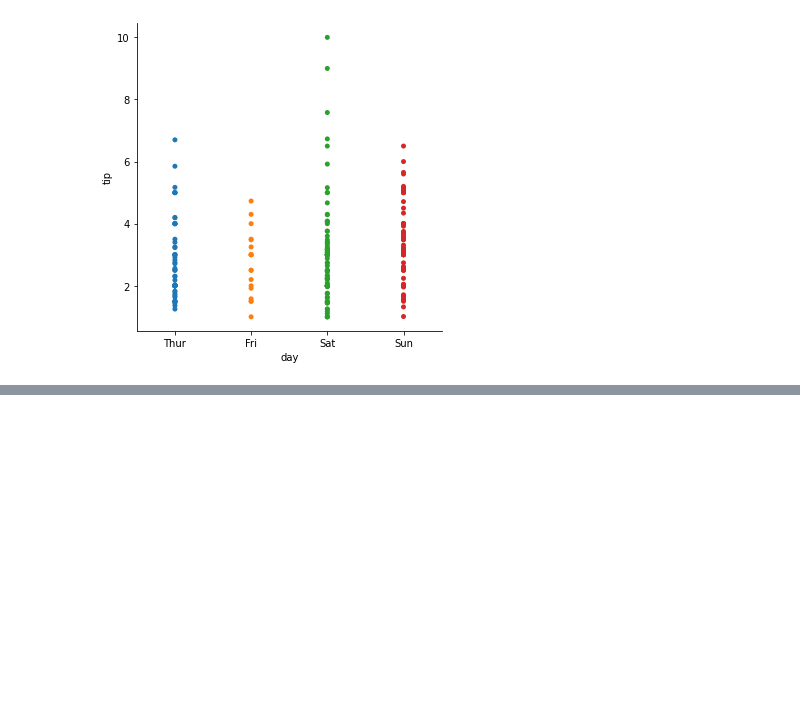
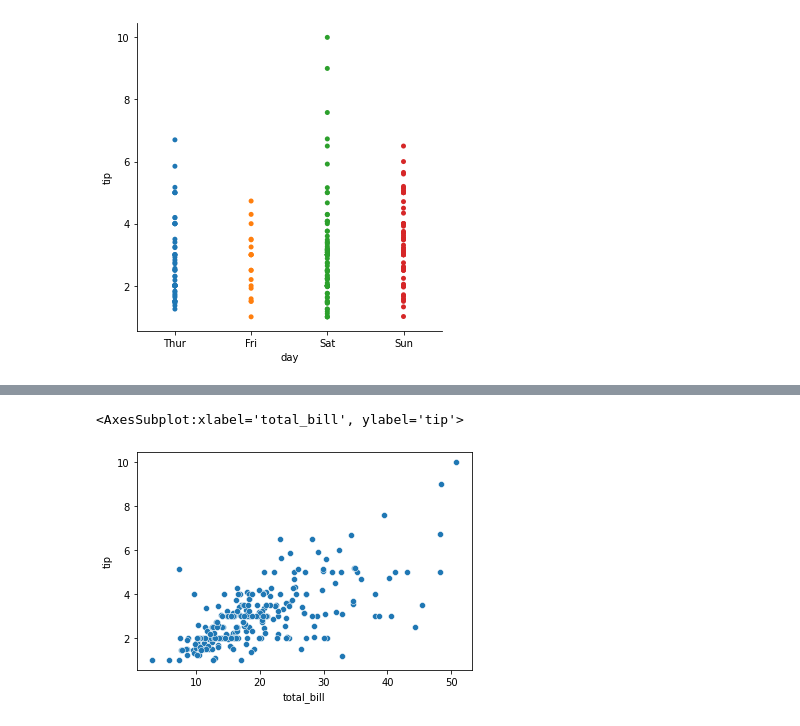
Before and after one commit to hyungminkimdev/aiffel, a Jupyter notebook: 240523-data-visualization/Data Visualization.ipynb, the cells around one changed output, grey strips where cells are left out. Drawn from its saved outputs; the diff is of its cells as text; code cells hidden in the pictures; blank space fills up the shorter version.

```diff
--- a/240523-data-visualization/Data Visualization.ipynb
+++ b/240523-data-visualization/Data Visualization.ipynb
@@ -552,0 +565,5 @@ sns.catplot(x="day", y="tip", jitter=False, data=tips)
+# %%
+sns.scatterplot(data=df, x='total_bill', y='tip', palette="ch:r-.2,d=.3_r")
+# %% [output]
+<AxesSubplot:xlabel='total_bill', ylabel='tip'>
+[figure, added]
```
Also changed, not shown: parts of 34 cells of this notebook.
